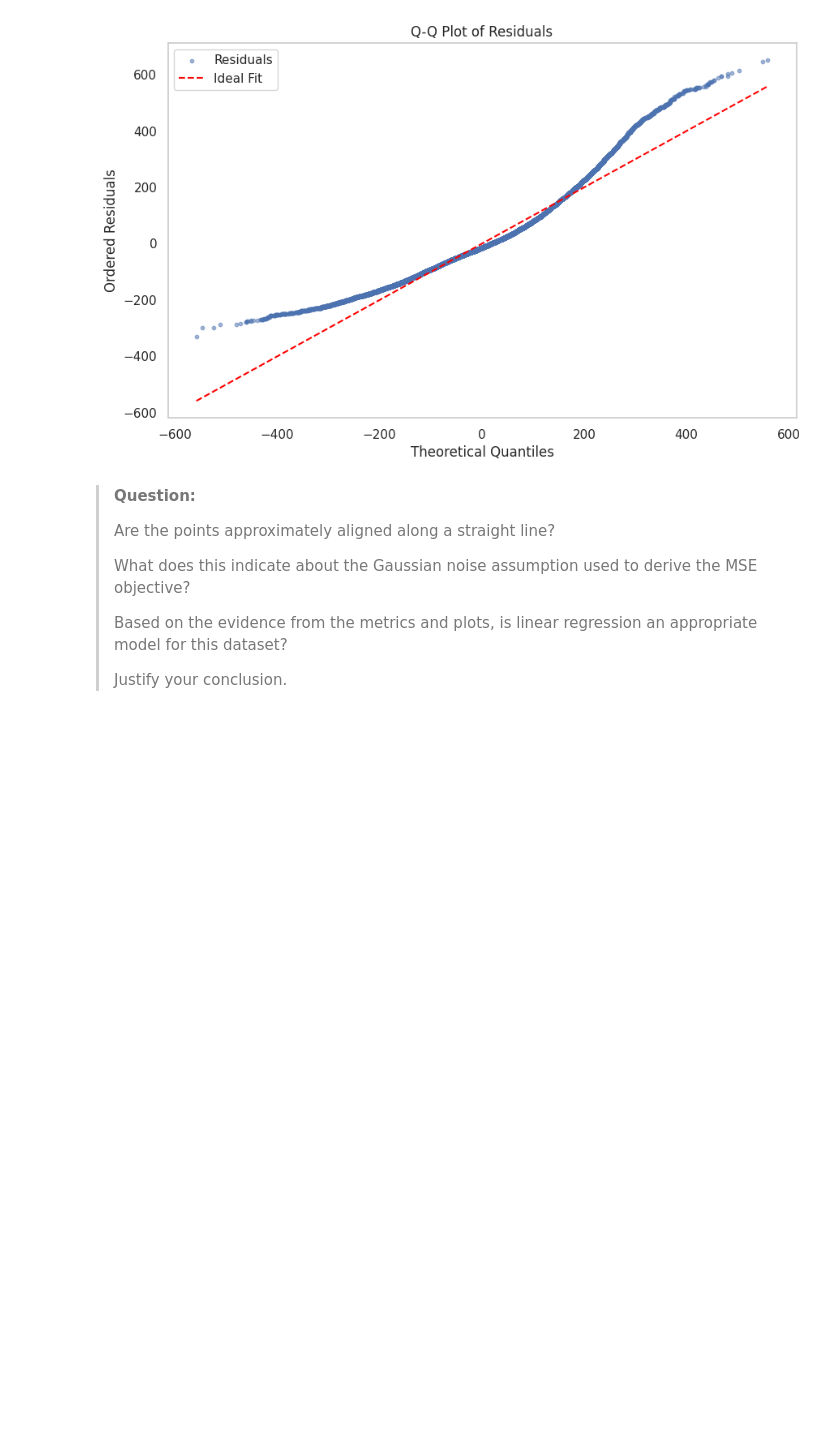
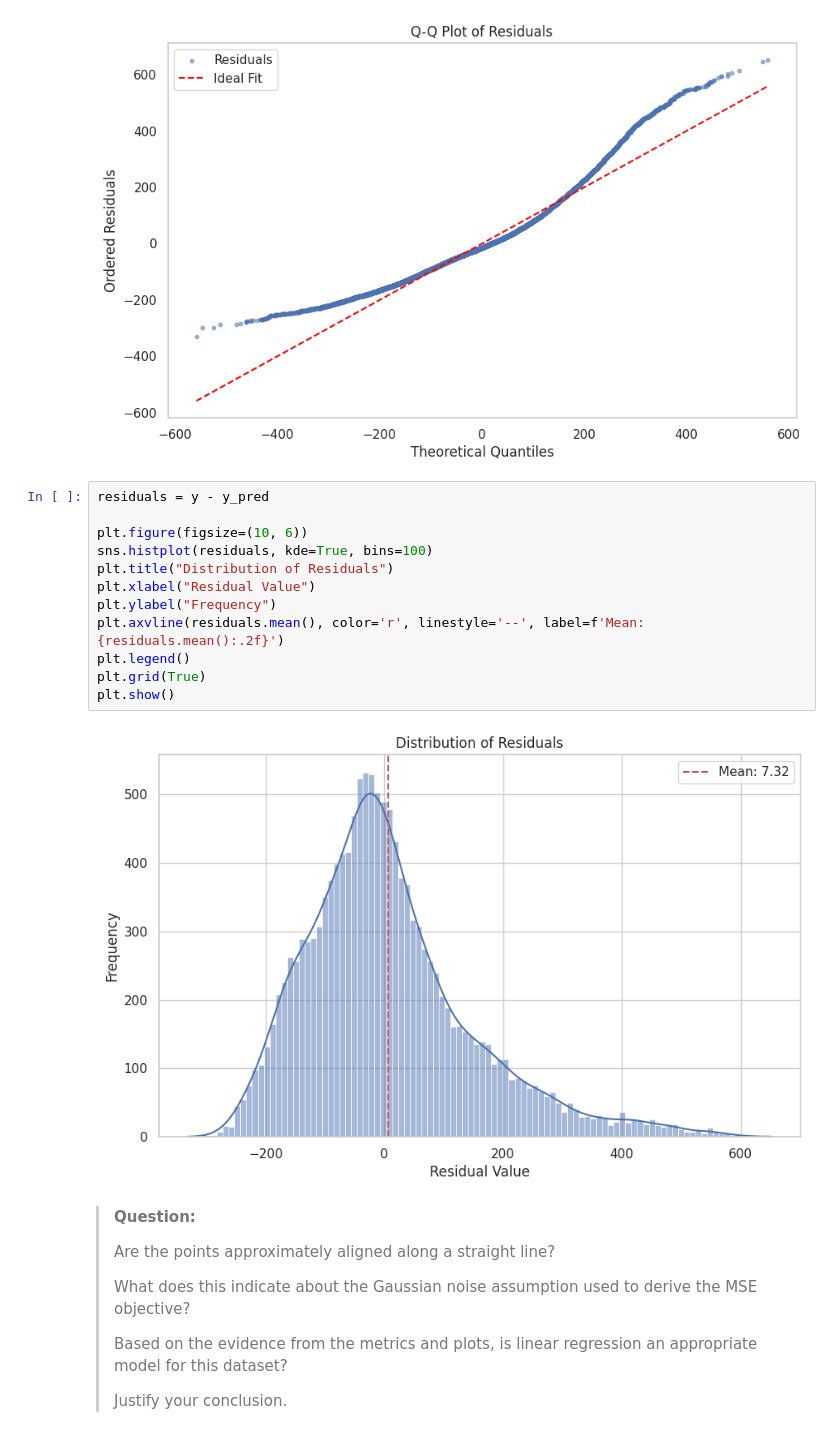
Before and after one commit to sll-bruno/machine-learning-projects, a Jupyter notebook: Tarefa1/mc886_1s2026-assignment_1.ipynb, the cells around one changed output. Drawn from its saved outputs; the diff is of its cells as text; blank space fills up the shorter version.

```diff
--- a/Tarefa1/mc886_1s2026-assignment_1.ipynb
+++ b/Tarefa1/mc886_1s2026-assignment_1.ipynb
@@ -1195,6 +1194,20 @@ def q_q_plot(y_true: NDArray[np.float64], y_pred: NDArray[np.float64]) -> None:
 q_q_plot(y, y_pred)
 # %% [output]
 [figure]
+# %%
+residuals = y - y_pred
+
+plt.figure(figsize=(10, 6))
+sns.histplot(residuals, kde=True, bins=100)
+plt.title("Distribution of Residuals")
+plt.xlabel("Residual Value")
+plt.ylabel("Frequency")
+plt.axvline(residuals.mean(), color='r', linestyle='--', label=f'Mean: {residuals.mean():.2f}')
+plt.legend()
+plt.grid(True)
+plt.show()
+# %% [output]
+[figure, added]
 # %% [markdown]
 > **Question:**
 >
```
Also changed, not shown: parts of 4 cells of this notebook.
